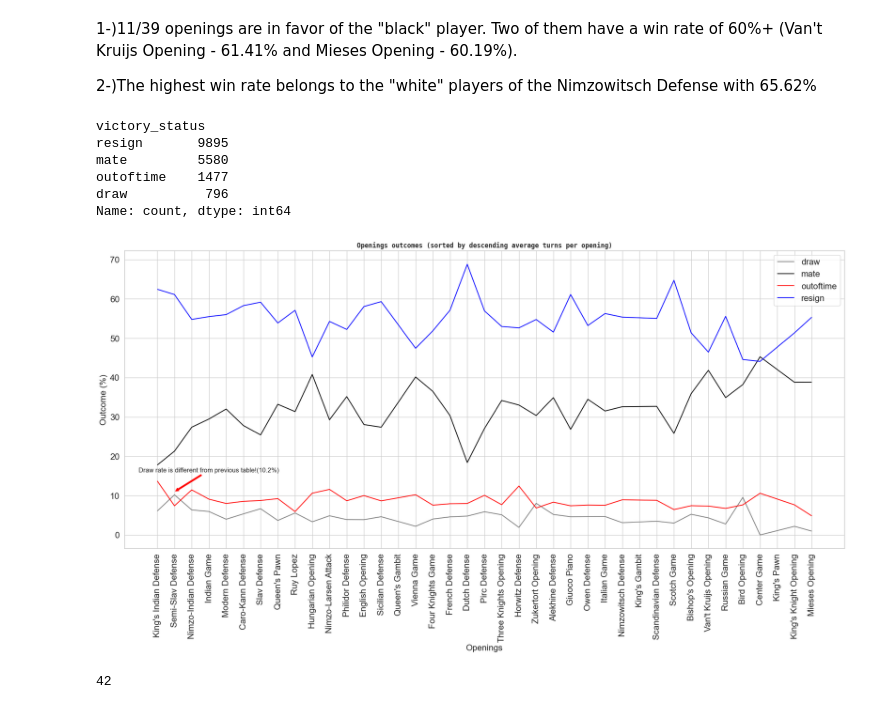
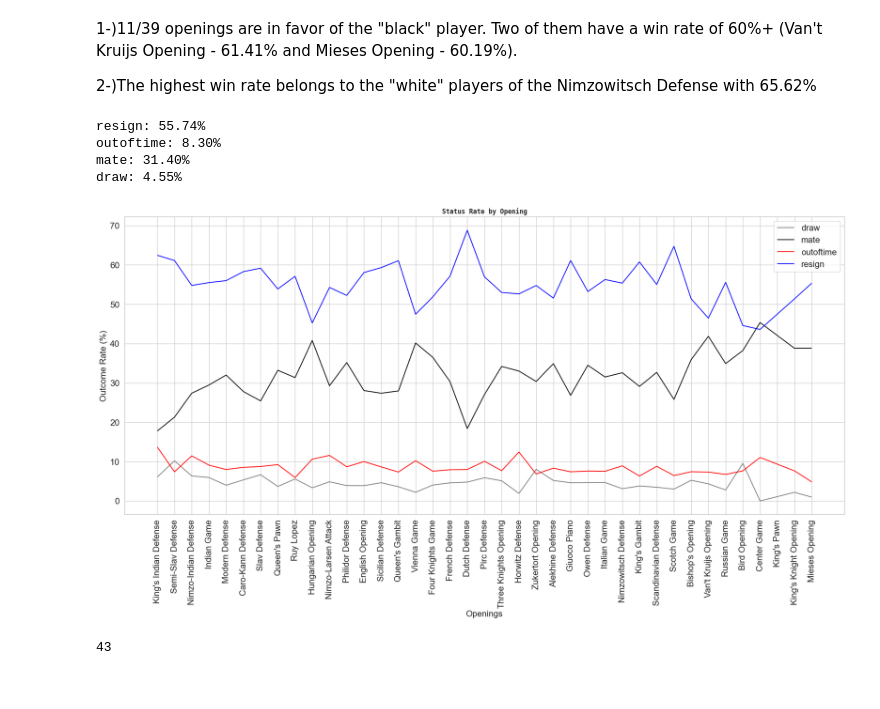
Before and after one commit to reepNao/Veri-Analizi-Bootcamp, a Jupyter notebook: chess_data_analysis.ipynb, the cells around one changed output. Cells and saved outputs as stored; diff of their text form; code cells hidden in the pictures.

```diff
--- a/chess_data_analysis.ipynb
+++ b/chess_data_analysis.ipynb
@@ -7,7 +7,7 @@ import seaborn as sns
 #it helps to customize the appearance of plots by setting various visual parameters
 sns.set()
 
-df = pd.read_csv(r"C:\Users\recep\Downloads\chess\games.csv")
+df = pd.read_csv("games.csv")
 # %%
 df.head()
 # %% [output]
@@ -179,6 +195,10 @@ df["opening_name"].replace("Ware Defense", "Ware Opening", inplace = True)
 df["opening_name"] = df["opening_name"].apply(lambda x: x.split(":")[0])
 df["opening_name"] = df["opening_name"].apply(lambda x: x.split(" |")[0])
 df["opening_name"] = df["opening_name"].apply(lambda x: x.split(" #")[0])
+# %%
+df["opening_name"] = df["opening_name"].apply(lambda x: x.split(" Accepted")[0])
+df["opening_name"] = df["opening_name"].apply(lambda x: x.split(" Declined")[0])
+df["opening_name"] = df["opening_name"].apply(lambda x: x.split(" Refused")[0])
 # %%
 print("Number of Openings: ", len(df['opening_name'].value_counts()))
 print("Total Count       : ", df['opening_name'].value_counts().sum())
@@ -187,7 +207,7 @@ Number of Openings:  142
 Total Count       :  20058
 # %%
 opening_counts = df['opening_name'].value_counts()
-df2 = df[df['opening_name'].isin(opening_counts[opening_counts > 100].index)]
+df2 = df[df['opening_name'].isin(opening_counts[opening_counts > 75].index)]
 # %%
 df2['opening_name'].value_counts()
 # %% [output]
@@ -385,14 +401,16 @@ plt.show()
 
 2-)The highest win rate belongs to the "white" players of the Nimzowitsch Defense with 65.62%
 # %%
-df2["victory_status"].value_counts()
+victory_counts_sorted = df2["victory_status"].value_counts().sort_index(ascending=False)
+total_count = victory_counts_sorted.sum()
+for status, count in victory_counts_sorted.items():
+    percentage = (count / total_count) * 100
+    print(f"{status}: {percentage:.2f}%")
 # %% [output]
-victory_status
-resign       9895
-mate         5580
-outoftime    1477
-draw          796
-Name: count, dtype: int64
+resign: 55.74%
+outoftime: 8.30%
+mate: 31.40%
+draw: 4.55%
 # %%
 df7 = df2.groupby(["victory_status", "opening_name"]).size().unstack().fillna(0).astype(int)
 df7 = df7.div(df7.sum(axis=0), axis=1).mul(100).round(2).transpose()
@@ -411,24 +429,20 @@ df7 = df7.reindex(["King's Indian Defense", "Semi-Slav Defense", "Nimzo-Indian D
 # %%
 fig, ax = plt.subplots(figsize=(24, 10))
 sns.lineplot(data = df7, palette=['grey', "black", 'red','blue'], dashes=[(1, 0), (1, 0), (1, 0), (1, 0)],
             sort = False)
-
-plt.annotate("Draw rate is different from previous table!(10.2%)", xy=(1,11), xytext=(3,16), horizontalalignment="center",
-             arrowprops=dict(arrowstyle='simple',lw=1, color='red') )
-
-plt.title('Openings outcomes (sorted by descending average turns per opening)',
+plt.title('Status Rate by Opening',
           fontname = 'monospace', weight='bold')
 plt.legend(prop={'size': 16})
 plt.xlabel("Openings", fontsize = 16)
 plt.xticks(fontsize = 16, rotation = 90)
-plt.ylabel("Outcome (%)", fontsize = 16)
+plt.ylabel("Outcome Rate (%)", fontsize = 16)
 plt.yticks(fontsize=16)
 
 plt.show()
 # %% [output]
-[figure, old version]
+[figure, new version]
 # %%
 df2[(df2["winner"] == "draw") & (df2["victory_status"] != "draw")]
 len(df2[(df2["winner"] == "draw") & (df2["victory_status"] != "draw")])
 # %% [output]
-42
+43
```
Also changed, not shown: parts of 16 cells of this notebook.
